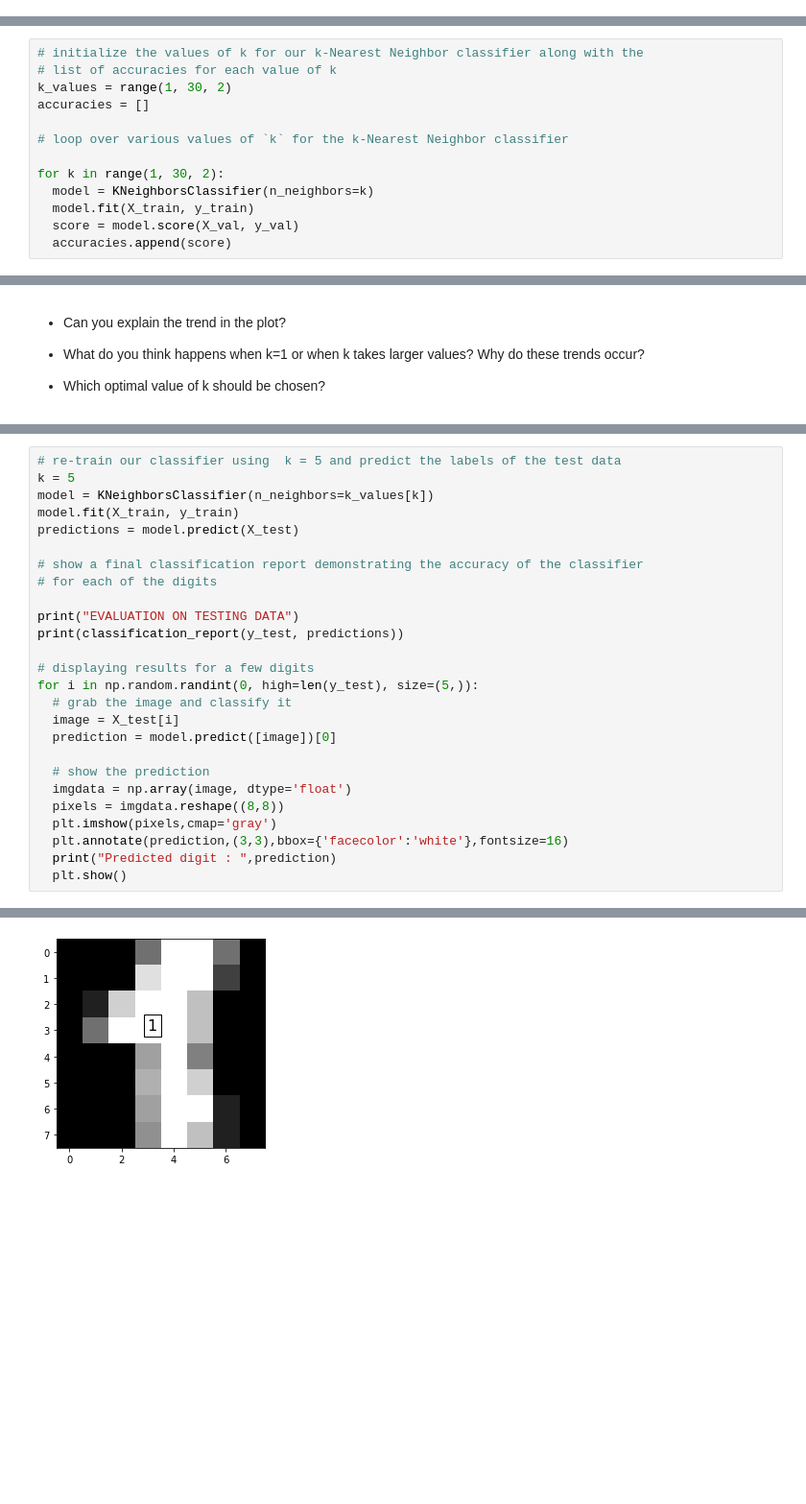
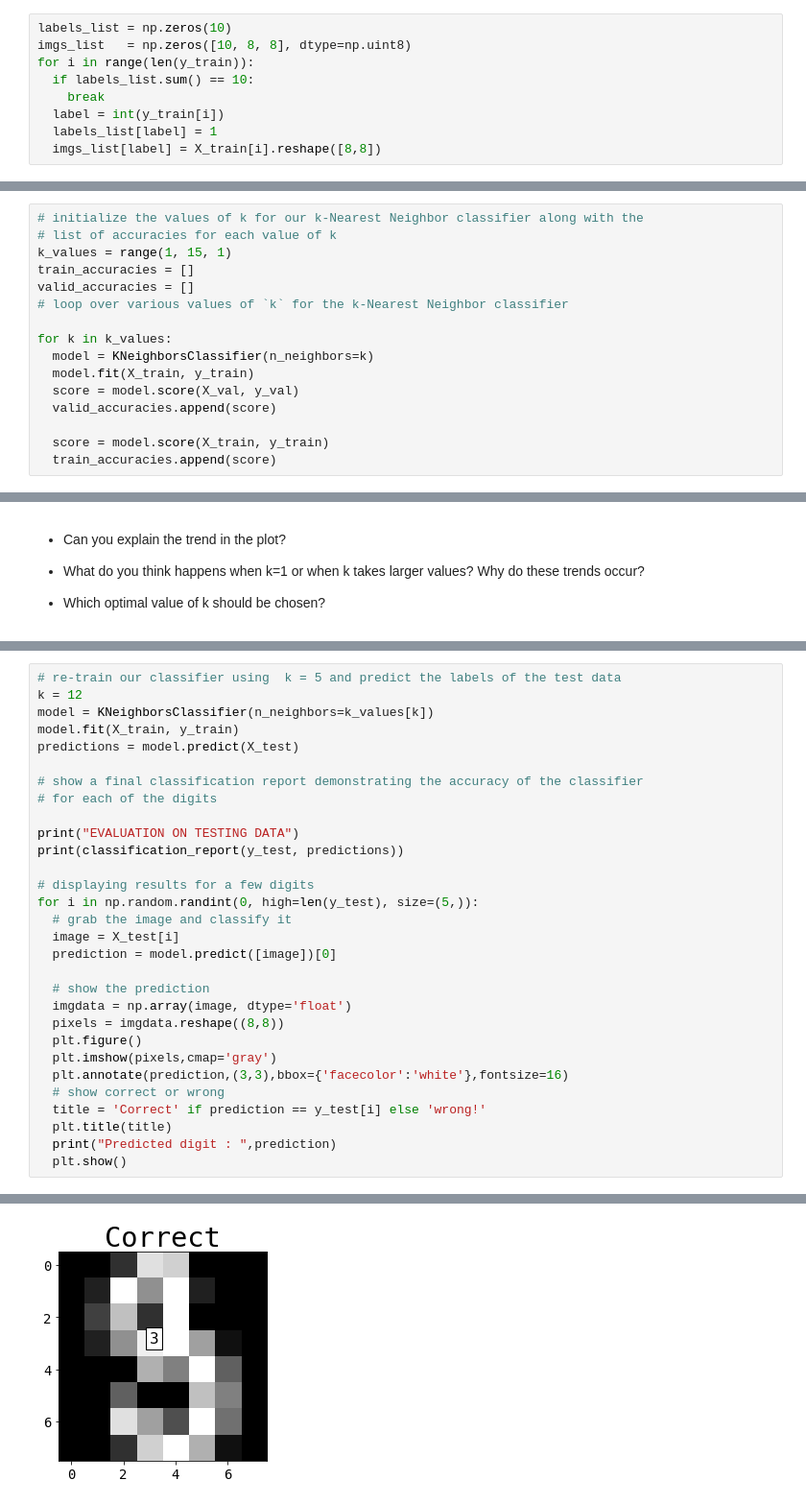
Before and after one commit to tynguyen/ML_ipython_worksheets, a Jupyter notebook: K_Nearest_Neighbors.ipynb, the cells around one changed output, grey strips where cells are left out. Shown at 96% size. Cells and saved outputs as stored; diff of their text form; blank space fills up the shorter version.

```diff
--- a/K_Nearest_Neighbors.ipynb
+++ b/K_Nearest_Neighbors.ipynb
@@ -56,0 +131,9 @@ testing data points: 450
+# %%
+labels_list = np.zeros(10)
+imgs_list   = np.zeros([10, 8, 8], dtype=np.uint8)
+for i in range(len(y_train)):
+  if labels_list.sum() == 10:
+    break
+  label = int(y_train[i])
+  labels_list[label] = 1
+  imgs_list[label] = X_train[i].reshape([8,8])
@@ -61,14 +160,17 @@ We will use sklearn's KNeighborsClassifier for training. Let us use different va
 # %%
 # initialize the values of k for our k-Nearest Neighbor classifier along with the
 # list of accuracies for each value of k
-k_values = range(1, 30, 2)
-accuracies = []
-
+k_values = range(1, 15, 1)
+train_accuracies = []
+valid_accuracies = []
 # loop over various values of `k` for the k-Nearest Neighbor classifier
 
-for k in range(1, 30, 2):
+for k in k_values:
   model = KNeighborsClassifier(n_neighbors=k)
   model.fit(X_train, y_train)
   score = model.score(X_val, y_val)
-  accuracies.append(score)
+  valid_accuracies.append(score)
+
+  score = model.score(X_train, y_train)
+  train_accuracies.append(score)
 # %% [markdown]
@@ -92,7 +205,7 @@ plt.show()
 Retraining with our chosen value of k, we can reevaluate the selected classifier.
 # %%
 # re-train our classifier using  k = 5 and predict the labels of the test data
-k = 5
+k = 12
 model = KNeighborsClassifier(n_neighbors=k_values[k])
 model.fit(X_train, y_train)
 predictions = model.predict(X_test)
@@ -112,8 +225,12 @@ for i in np.random.randint(0, high=len(y_test), size=(5,)):
   # show the prediction
   imgdata = np.array(image, dtype='float')
   pixels = imgdata.reshape((8,8))
+  plt.figure()
   plt.imshow(pixels,cmap='gray')
   plt.annotate(prediction,(3,3),bbox={'facecolor':'white'},fontsize=16)
+  # show correct or wrong
+  title = 'Correct' if prediction == y_test[i] else 'wrong!'
+  plt.title(title)
   print("Predicted digit : ",prediction)
   plt.show()
 # %% [output]
@@ -139 +254 @@ Predicted digit :  1
-[figure, old version]
+[figure, new version]
```
Also changed, not shown: parts of 19 cells of this notebook.
